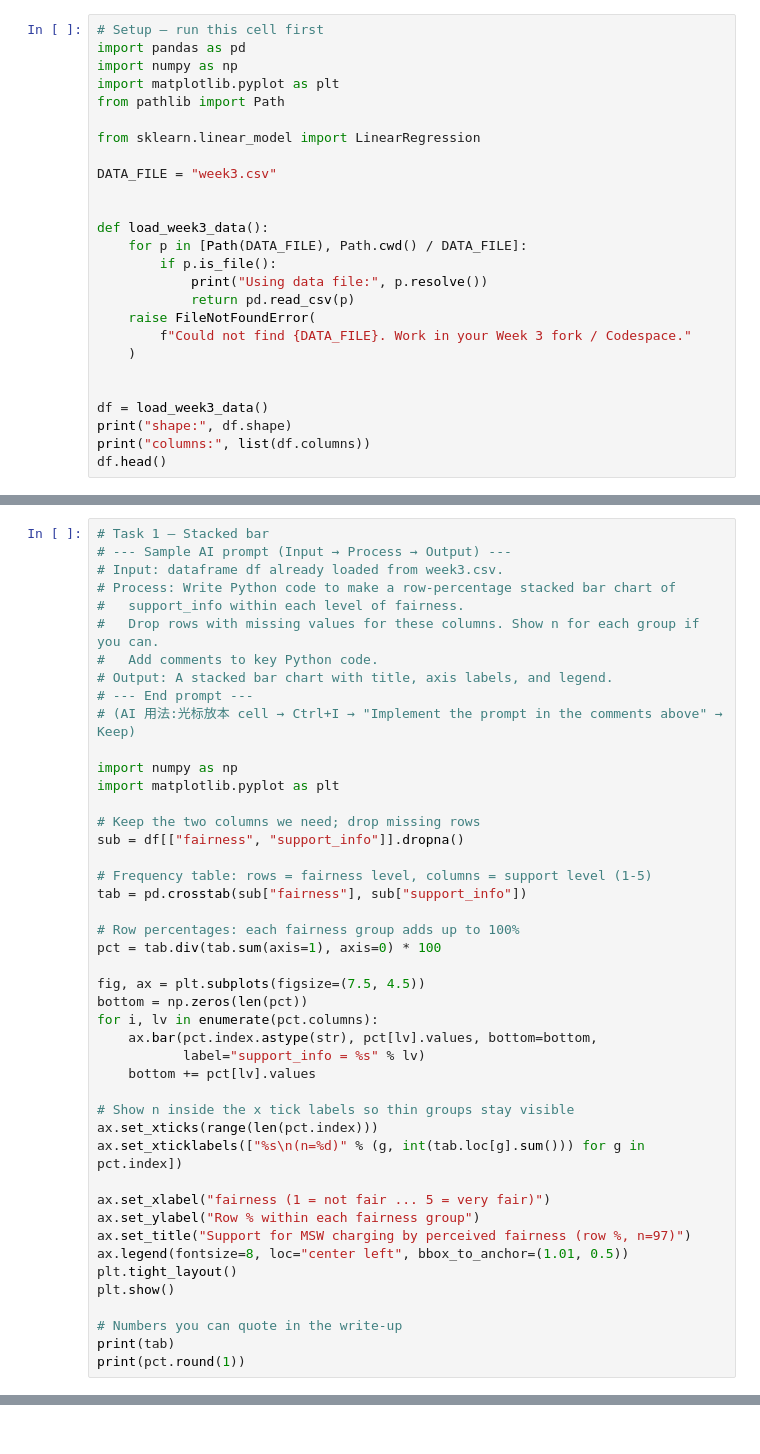
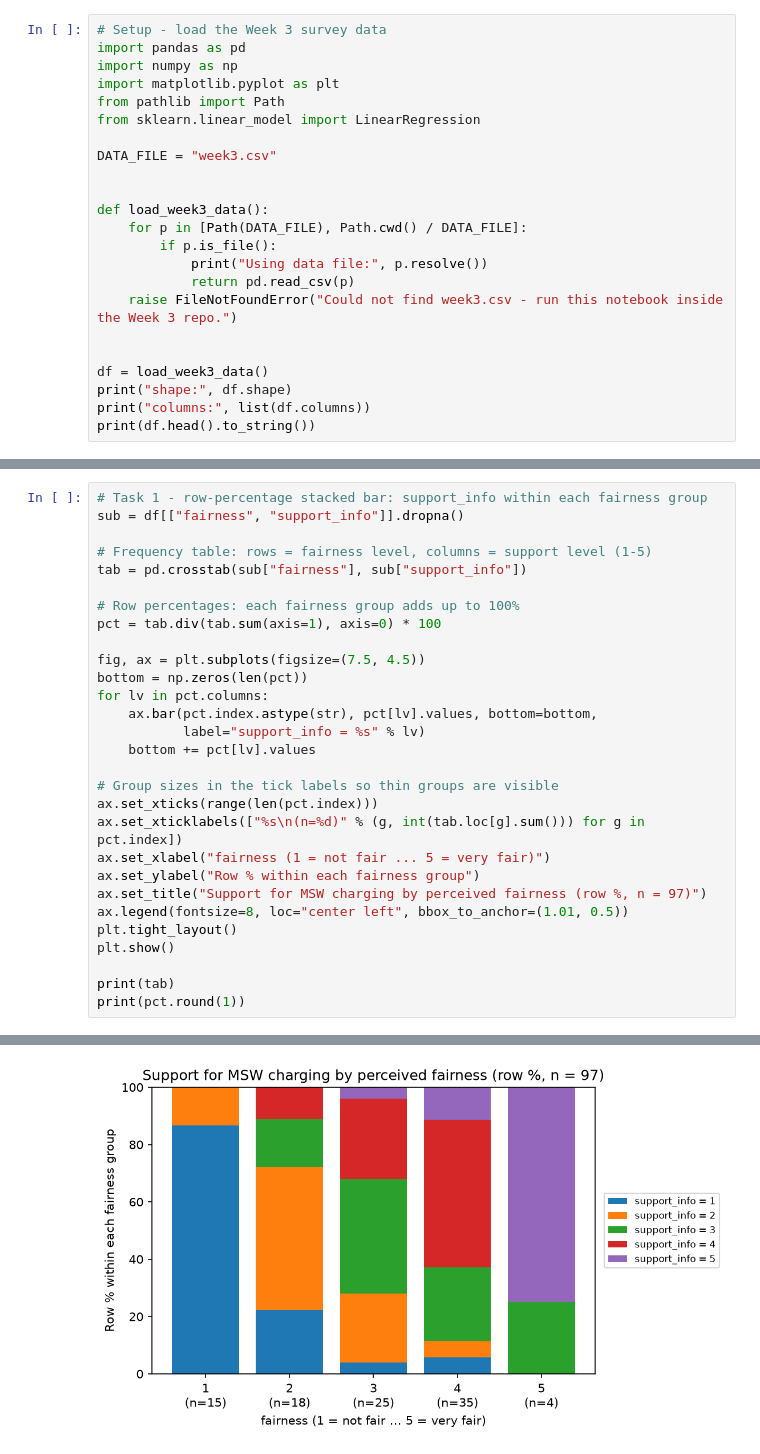
Before and after one commit to ZZZYYYCCC999/GCAP3226_week3, a Jupyter notebook: W3_msw_inclass.ipynb, the cells around one changed output, grey strips where cells are left out. Cells and saved outputs as stored; diff of their text form.

Commit message:
Week 3 in-class exercise 1: final submission version

```diff
--- a/W3_msw_inclass.ipynb
+++ b/W3_msw_inclass.ipynb
@@ -34,10 +12,9 @@ Load `week3.csv`. Glance at the column names so you know what you can use.
 # %%
-# Setup — run this cell first
+# Setup - load the Week 3 survey data
 import pandas as pd
 import numpy as np
 import matplotlib.pyplot as plt
 from pathlib import Path
-
 from sklearn.linear_model import LinearRegression
 
 DATA_FILE = "week3.csv"
@@ -48,12 +25,10 @@ def load_week3_data():
         if p.is_file():
             print("Using data file:", p.resolve())
             return pd.read_csv(p)
-    raise FileNotFoundError(
-        f"Could not find {DATA_FILE}. Work in your Week 3 fork / Codespace."
-    )
+    raise FileNotFoundError("Could not find week3.csv - run this notebook inside the Week 3 repo.")
 
 
 df = load_week3_data()
 print("shape:", df.shape)
 print("columns:", list(df.columns))
-df.head()
+print(df.head().to_string())
@@ -79,19 +51,5 @@ In the **next code cell**, replace `<YOUR_GROUP_VAR>` in the comment prompt with
 # %%
-# Task 1 — Stacked bar
-# --- Sample AI prompt (Input → Process → Output) ---
-# Input: dataframe df already loaded from week3.csv.
-# Process: Write Python code to make a row-percentage stacked bar chart of
-#   support_info within each level of fairness.
-#   Drop rows with missing values for these columns. Show n for each group if you can.
-#   Add comments to key Python code.
-# Output: A stacked bar chart with title, axis labels, and legend.
-# --- End prompt ---
-# (AI 用法:光标放本 cell → Ctrl+I → "Implement the prompt in the comments above" → Keep)
-
-import numpy as np
-import matplotlib.pyplot as plt
-
-# Keep the two columns we need; drop missing rows
+# Task 1 - row-percentage stacked bar: support_info within each fairness group
 sub = df[["fairness", "support_info"]].dropna()
 
 # Frequency table: rows = fairness level, columns = support level (1-5)
@@ -102,22 +60,21 @@ pct = tab.div(tab.sum(axis=1), axis=0) * 100
 
 fig, ax = plt.subplots(figsize=(7.5, 4.5))
 bottom = np.zeros(len(pct))
-for i, lv in enumerate(pct.columns):
+for lv in pct.columns:
     ax.bar(pct.index.astype(str), pct[lv].values, bottom=bottom,
            label="support_info = %s" % lv)
     bottom += pct[lv].values
 
-# Show n inside the x tick labels so thin groups stay visible
+# Group sizes in the tick labels so thin groups are visible
 ax.set_xticks(range(len(pct.index)))
 ax.set_xticklabels(["%s\n(n=%d)" % (g, int(tab.loc[g].sum())) for g in pct.index])
-
 ax.set_xlabel("fairness (1 = not fair ... 5 = very fair)")
 ax.set_ylabel("Row % within each fairness group")
-ax.set_title("Support for MSW charging by perceived fairness (row %, n=97)")
+ax.set_title("Support for MSW charging by perceived fairness (row %, n = 97)")
 ax.legend(fontsize=8, loc="center left", bbox_to_anchor=(1.01, 0.5))
 plt.tight_layout()
 plt.show()
 
-# Numbers you can quote in the write-up
 print(tab)
 print(pct.round(1))
+# %% [output]
@@ -123,0 +95 @@ print(pct.round(1))
+[figure, added]
```
Also changed, not shown: parts of 25 cells of this notebook.
